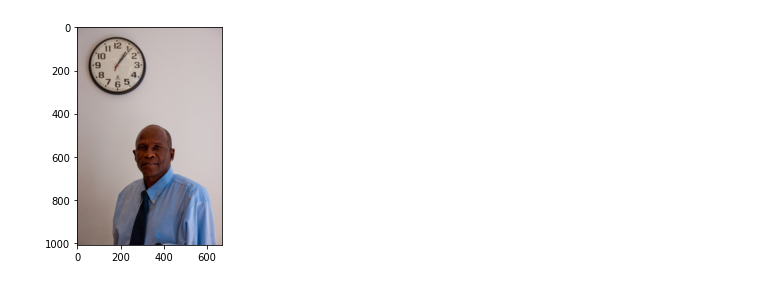
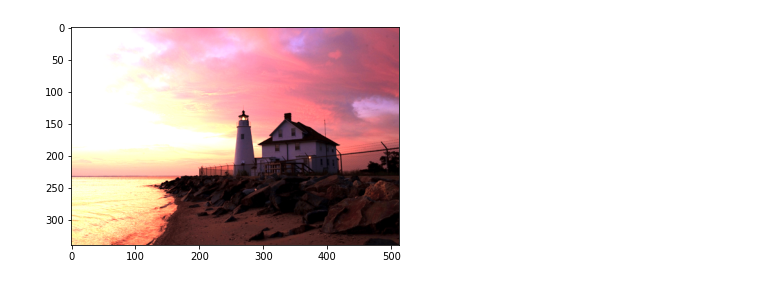
Before and after one commit to LeiGitHub1024/lowlight, a Jupyter notebook: ipynb/unionLoss.ipynb, the cells around one changed output. Saved outputs shown, nothing was run; the diff lists cells and outputs as text; code cells hidden in the pictures.

```diff
--- a/ipynb/unionLoss.ipynb
+++ b/ipynb/unionLoss.ipynb
@@ -67,17 +31,17 @@ array([[[0.7254902 , 0.68627451, 0.6745098 ],
 # %%
 from torchvision import transforms
 from PIL import Image
 import matplotlib.pyplot as plt
 
 %matplotlib inline
 
-img_path = "./test/a4568_h.png"
+img_path = "./test/a.png"
 img_torch = transforms.ToTensor()(Image.open(img_path))
 
 plt.imshow(img_torch.numpy().transpose(1,2,0))
 plt.show()
 # %% [output]
-[figure, old version]
+[figure, new version]
 # %%
 from torch.nn import functional as F
 
```
Also changed, not shown: parts of 4 cells of this notebook, 5 other files.
